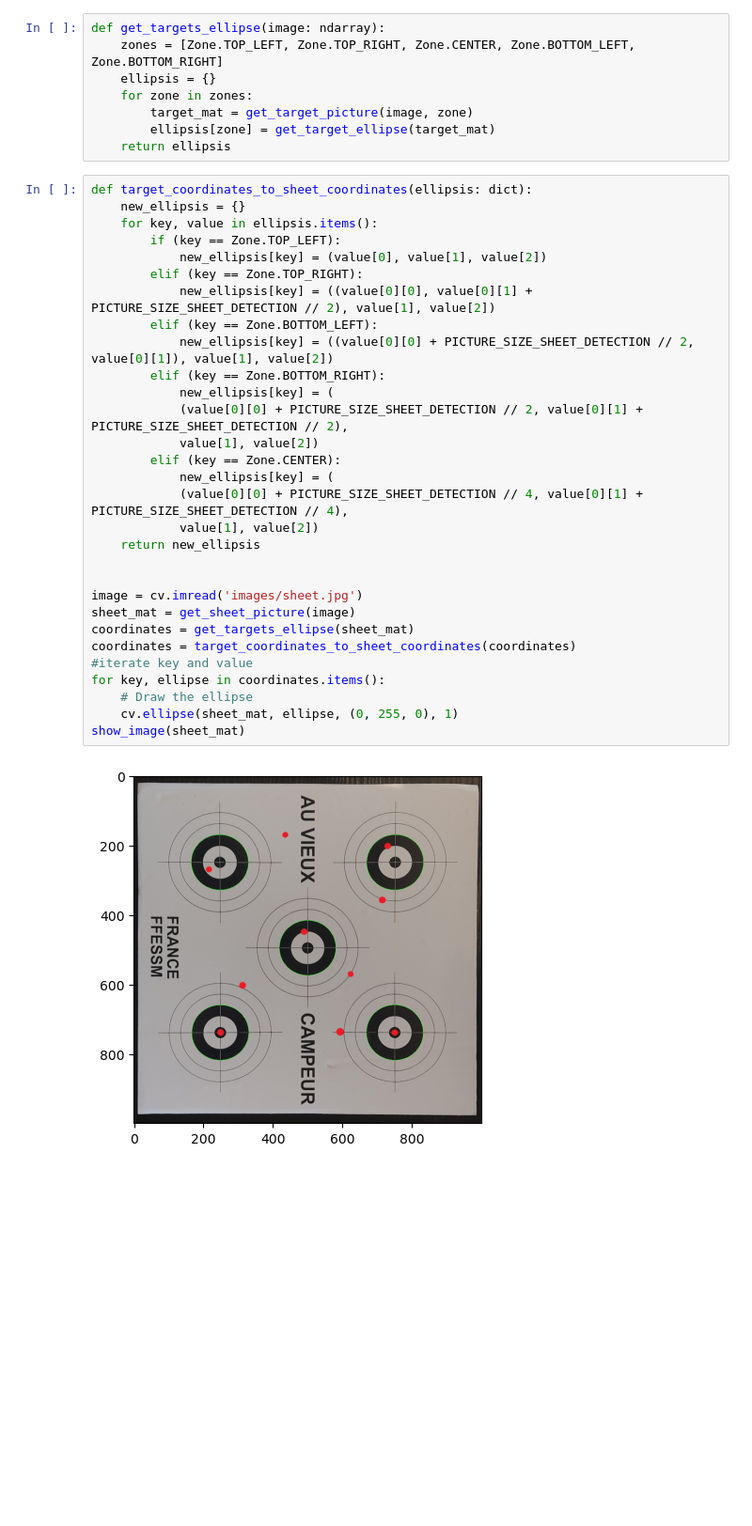
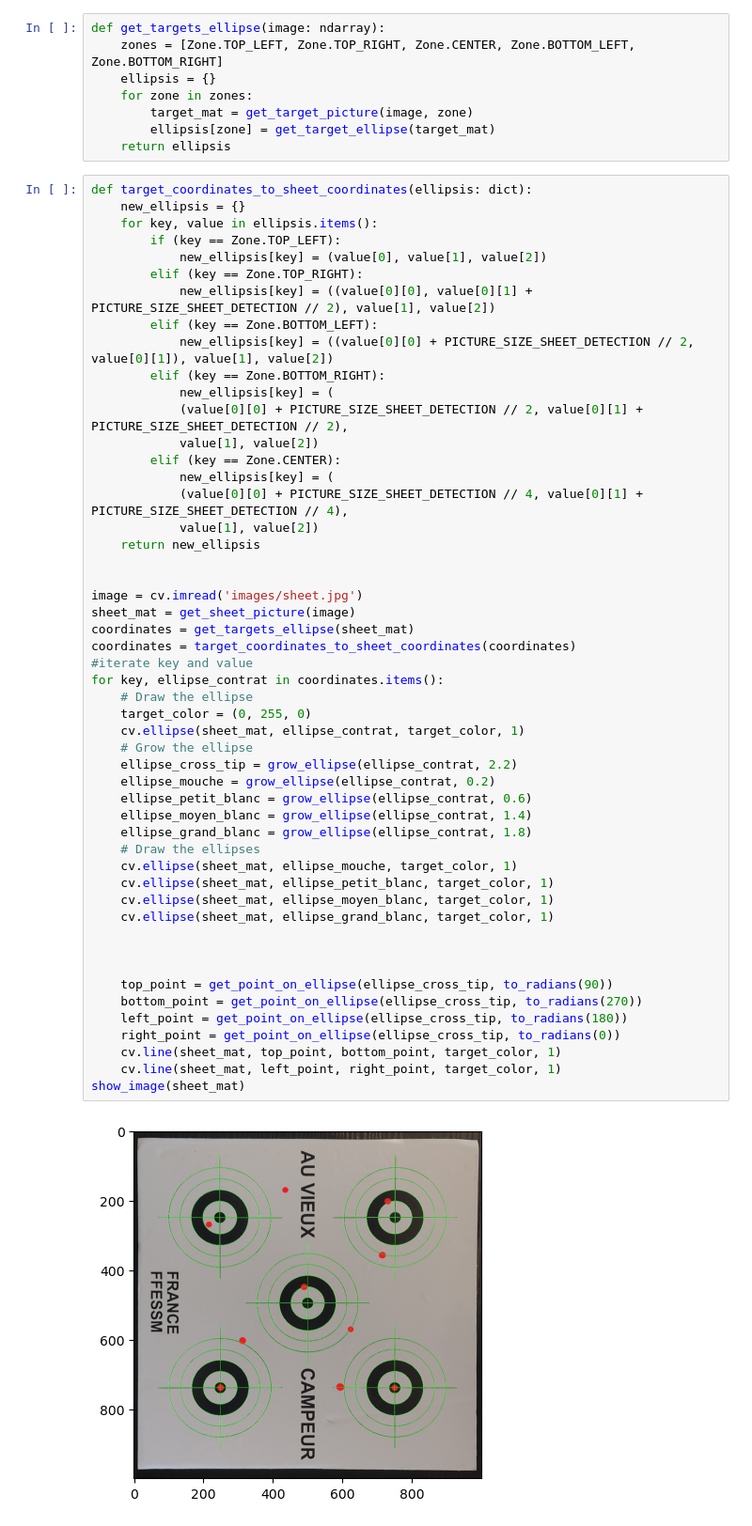
Before and after one commit to subvision-soft/documentation, a Jupyter notebook: algorithm-demo.ipynb, the cells around one changed output. Shown at 94% size. Drawn from its saved outputs; the diff is of its cells as text; blank space fills up the shorter version.

```diff
--- a/algorithm-demo.ipynb
+++ b/algorithm-demo.ipynb
@@ -343,32 +377,53 @@ def get_targets_ellipse(image: ndarray):
 # %%
 def target_coordinates_to_sheet_coordinates(ellipsis: dict):
     new_ellipsis = {}
     for key, value in ellipsis.items():
         if (key == Zone.TOP_LEFT):
             new_ellipsis[key] = (value[0], value[1], value[2])
         elif (key == Zone.TOP_RIGHT):
             new_ellipsis[key] = ((value[0][0], value[0][1] + PICTURE_SIZE_SHEET_DETECTION // 2), value[1], value[2])
         elif (key == Zone.BOTTOM_LEFT):
             new_ellipsis[key] = ((value[0][0] + PICTURE_SIZE_SHEET_DETECTION // 2, value[0][1]), value[1], value[2])
         elif (key == Zone.BOTTOM_RIGHT):
             new_ellipsis[key] = (
             (value[0][0] + PICTURE_SIZE_SHEET_DETECTION // 2, value[0][1] + PICTURE_SIZE_SHEET_DETECTION // 2),
             value[1], value[2])
         elif (key == Zone.CENTER):
             new_ellipsis[key] = (
             (value[0][0] + PICTURE_SIZE_SHEET_DETECTION // 4, value[0][1] + PICTURE_SIZE_SHEET_DETECTION // 4),
             value[1], value[2])
     return new_ellipsis
 
 
 image = cv.imread('images/sheet.jpg')
 sheet_mat = get_sheet_picture(image)
 coordinates = get_targets_ellipse(sheet_mat)
 coordinates = target_coordinates_to_sheet_coordinates(coordinates)
 #iterate key and value
-for key, ellipse in coordinates.items():
+for key, ellipse_contrat in coordinates.items():
     # Draw the ellipse
-    cv.ellipse(sheet_mat, ellipse, (0, 255, 0), 1)
+    target_color = (0, 255, 0)
+    cv.ellipse(sheet_mat, ellipse_contrat, target_color, 1)
+    # Grow the ellipse
+    ellipse_cross_tip = grow_ellipse(ellipse_contrat, 2.2)
+    ellipse_mouche = grow_ellipse(ellipse_contrat, 0.2)
+    ellipse_petit_blanc = grow_ellipse(ellipse_contrat, 0.6)
+    ellipse_moyen_blanc = grow_ellipse(ellipse_contrat, 1.4)
+    ellipse_grand_blanc = grow_ellipse(ellipse_contrat, 1.8)
+    # Draw the ellipses
+    cv.ellipse(sheet_mat, ellipse_mouche, target_color, 1)
+    cv.ellipse(sheet_mat, ellipse_petit_blanc, target_color, 1)
+    cv.ellipse(sheet_mat, ellipse_moyen_blanc, target_color, 1)
+    cv.ellipse(sheet_mat, ellipse_grand_blanc, target_color, 1)
+
+
+
+    top_point = get_point_on_ellipse(ellipse_cross_tip, to_radians(90))
+    bottom_point = get_point_on_ellipse(ellipse_cross_tip, to_radians(270))
+    left_point = get_point_on_ellipse(ellipse_cross_tip, to_radians(180))
+    right_point = get_point_on_ellipse(ellipse_cross_tip, to_radians(0))
+    cv.line(sheet_mat, top_point, bottom_point, target_color, 1)
+    cv.line(sheet_mat, left_point, right_point, target_color, 1)
 show_image(sheet_mat)
 # %% [output]
-[figure, old version]
+[figure, new version]
```
Also changed, not shown: parts of 1 cell of this notebook.
